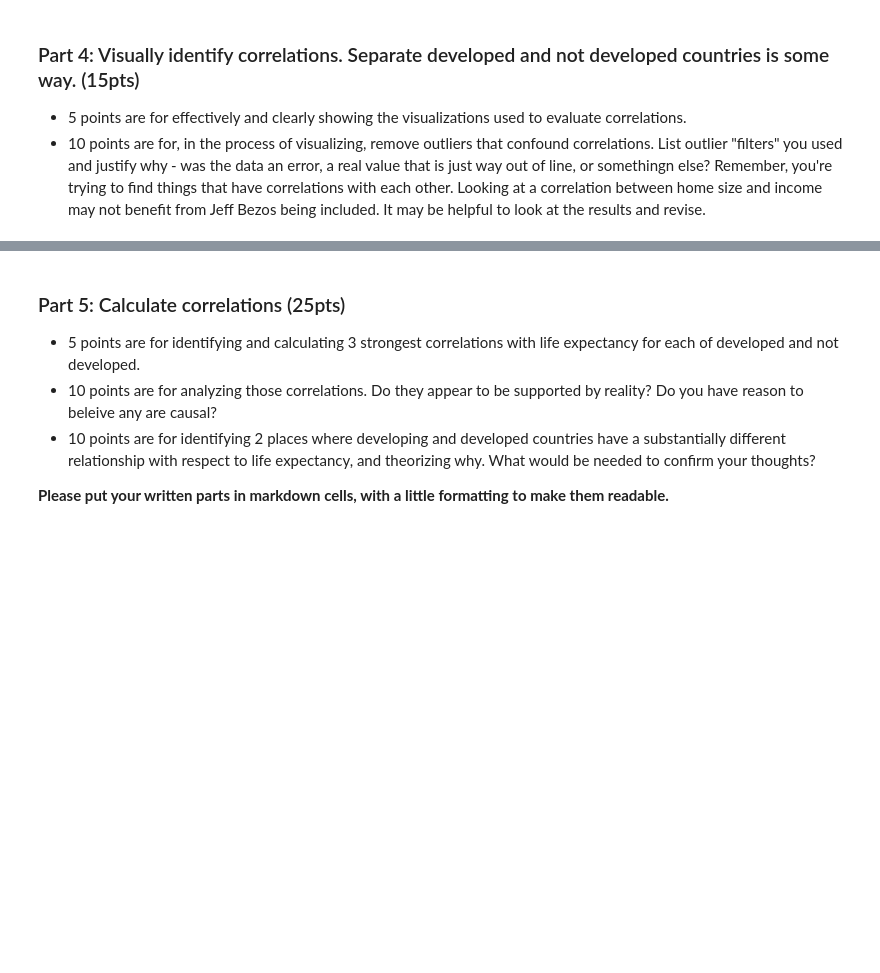
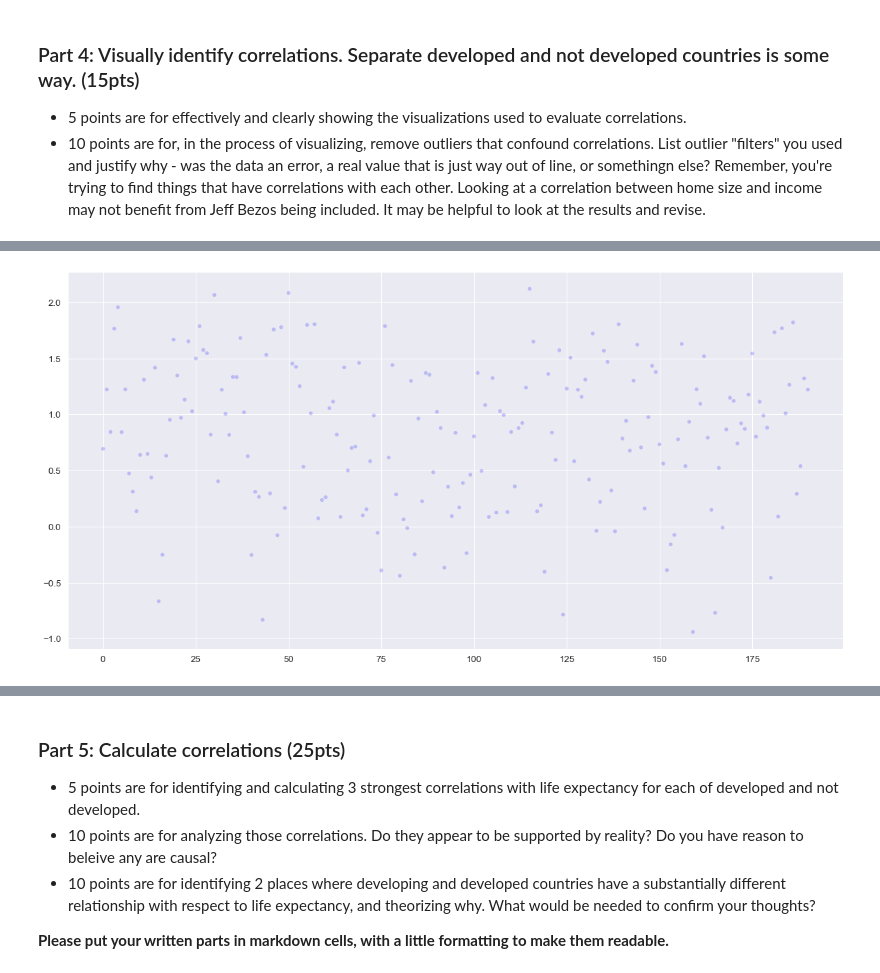
Before and after one commit to SidhST12/BSIP_Assignment_2_Students, a Jupyter notebook: stats_asn_2_start.ipynb, the cells around one changed output, grey strips where cells are left out. Cells and saved outputs as stored; diff of their text form; code cells hidden in the pictures; blank space fills up the shorter version.

```diff
--- a/stats_asn_2_start.ipynb
+++ b/stats_asn_2_start.ipynb
@@ -248,0 +289,4 @@ sns.set(style="darkgrid", font_scale=1.2)
+# %%
+thinkplot.Scatter(thinkstats2.Jitter(dfLE["isDeveloped"]==0.0))
+# %% [output]
+[figure, added]
```
Also changed, not shown: parts of 21 cells of this notebook.
